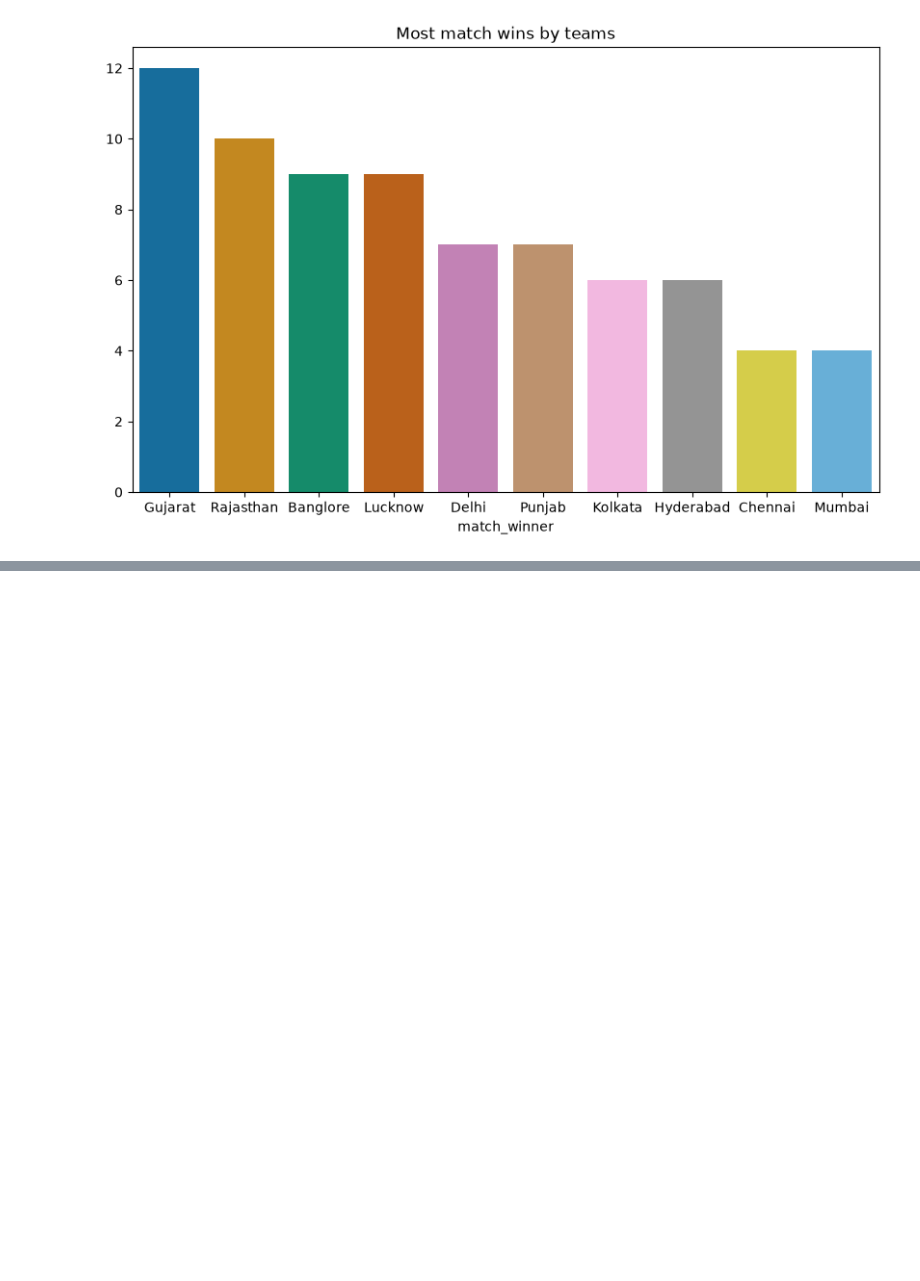
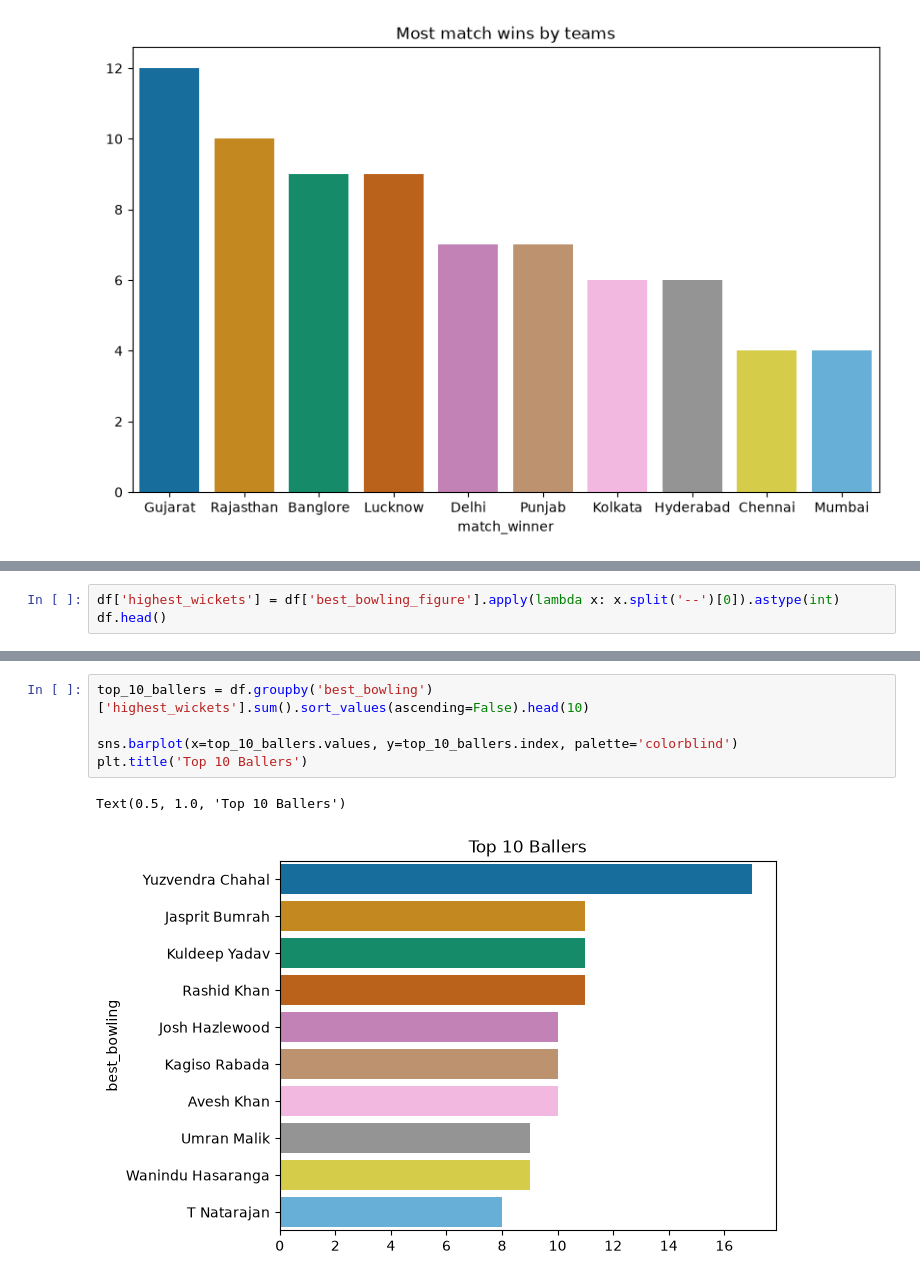
Before and after one commit to dhvanitsavani/Python-AI, a Jupyter notebook: Visualizations/ipl_capstone_project.ipynb, the cells around one changed output, grey strips where cells are left out. Cells and saved outputs as stored; diff of their text form; blank space fills up the shorter version.

```diff
--- a/Visualizations/ipl_capstone_project.ipynb
+++ b/Visualizations/ipl_capstone_project.ipynb
@@ -134,0 +174,3 @@ sns.countplot(x=df['toss_decision'], palette='colorblind')
+# %%
+df['highest_wickets'] = df['best_bowling_figure'].apply(lambda x: x.split('--')[0]).astype(int)
+df.head()
@@ -134,0 +185,8 @@ sns.countplot(x=df['toss_decision'], palette='colorblind')
+# %%
+top_10_ballers = df.groupby('best_bowling')['highest_wickets'].sum().sort_values(ascending=False).head(10)
+
+sns.barplot(x=top_10_ballers.values, y=top_10_ballers.index, palette='colorblind')
+plt.title('Top 10 Ballers')
+# %% [output]
+Text(0.5, 1.0, 'Top 10 Ballers')
+[figure, added]
```
Also changed, not shown: parts of 14 cells of this notebook.
